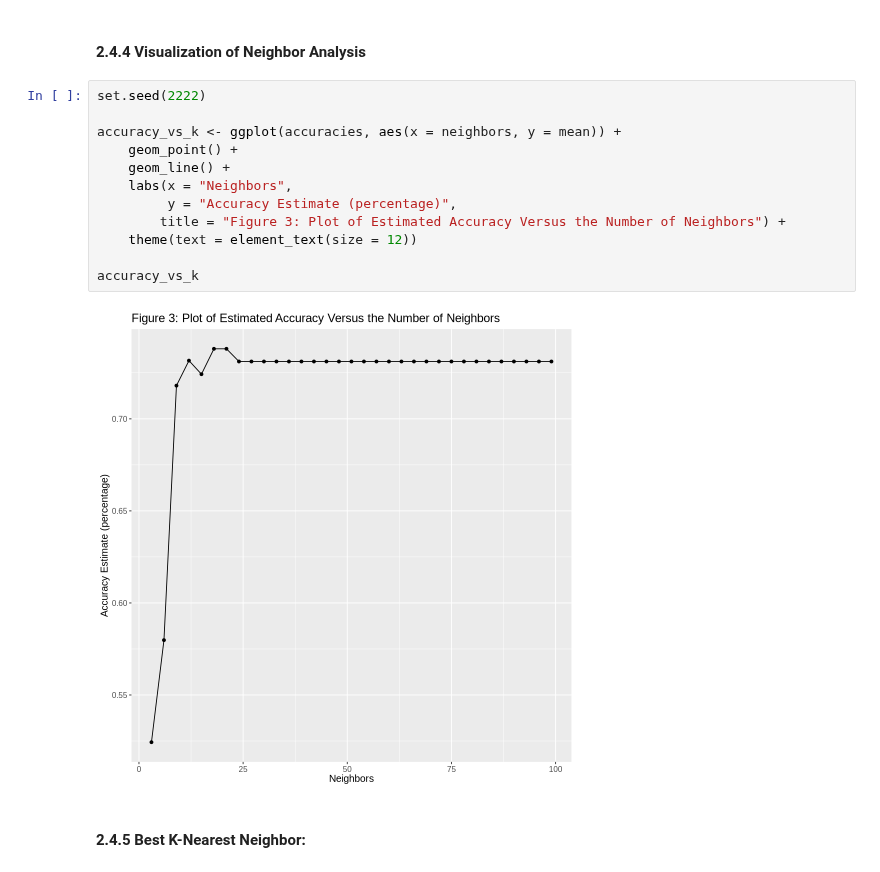
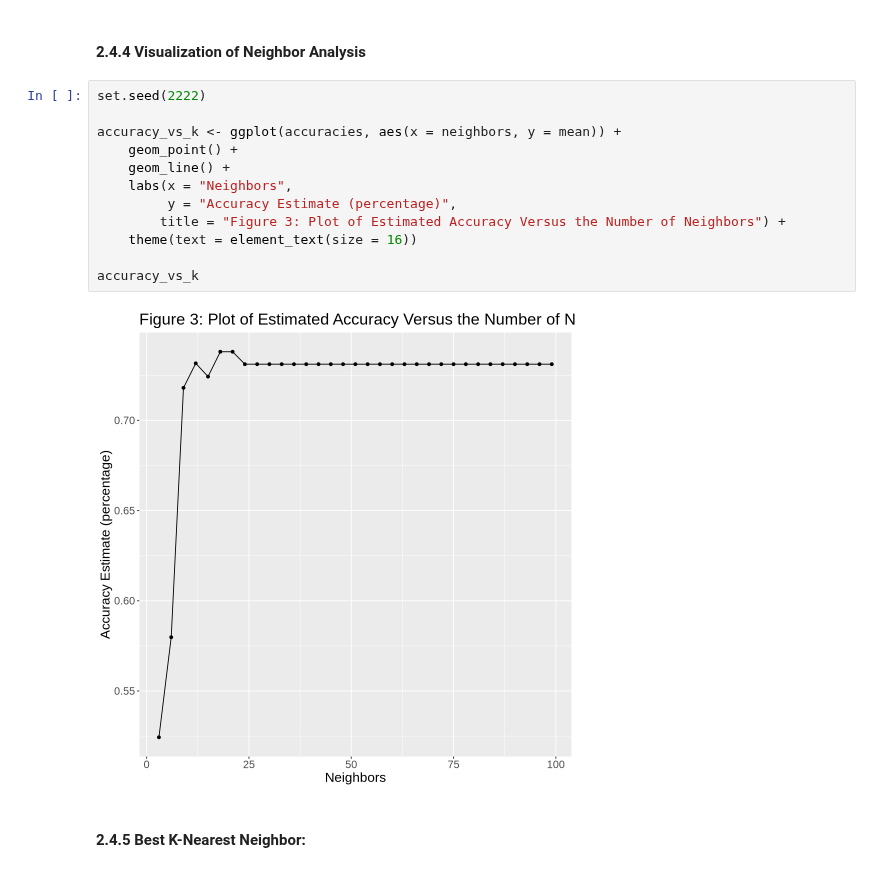
Before and after one commit to Sandyyyin/project_final_report, a Jupyter notebook: project_final_report_1.ipynb, the cells around one changed output. Cells and saved outputs as stored; diff of their text form.

Commit message:
Began Discussion and Edited Font Size for Figure 3

```diff
--- a/project_final_report_1.ipynb
+++ b/project_final_report_1.ipynb
@@ -242,17 +242,17 @@ accuracies <- knn_results |>
 # %%
 set.seed(2222)
 
 accuracy_vs_k <- ggplot(accuracies, aes(x = neighbors, y = mean)) +
     geom_point() +
     geom_line() +
     labs(x = "Neighbors",
          y = "Accuracy Estimate (percentage)",
         title = "Figure 3: Plot of Estimated Accuracy Versus the Number of Neighbors") +
-    theme(text = element_text(size = 12))
+    theme(text = element_text(size = 16))
 
 accuracy_vs_k
 # %% [output]
-[figure, old version]
+[figure, new version]
 # %% [markdown]
 #### 2.4.5 Best K-Nearest Neighbor:
 # %%
```
Also changed, not shown: parts of 1 cell of this notebook.
